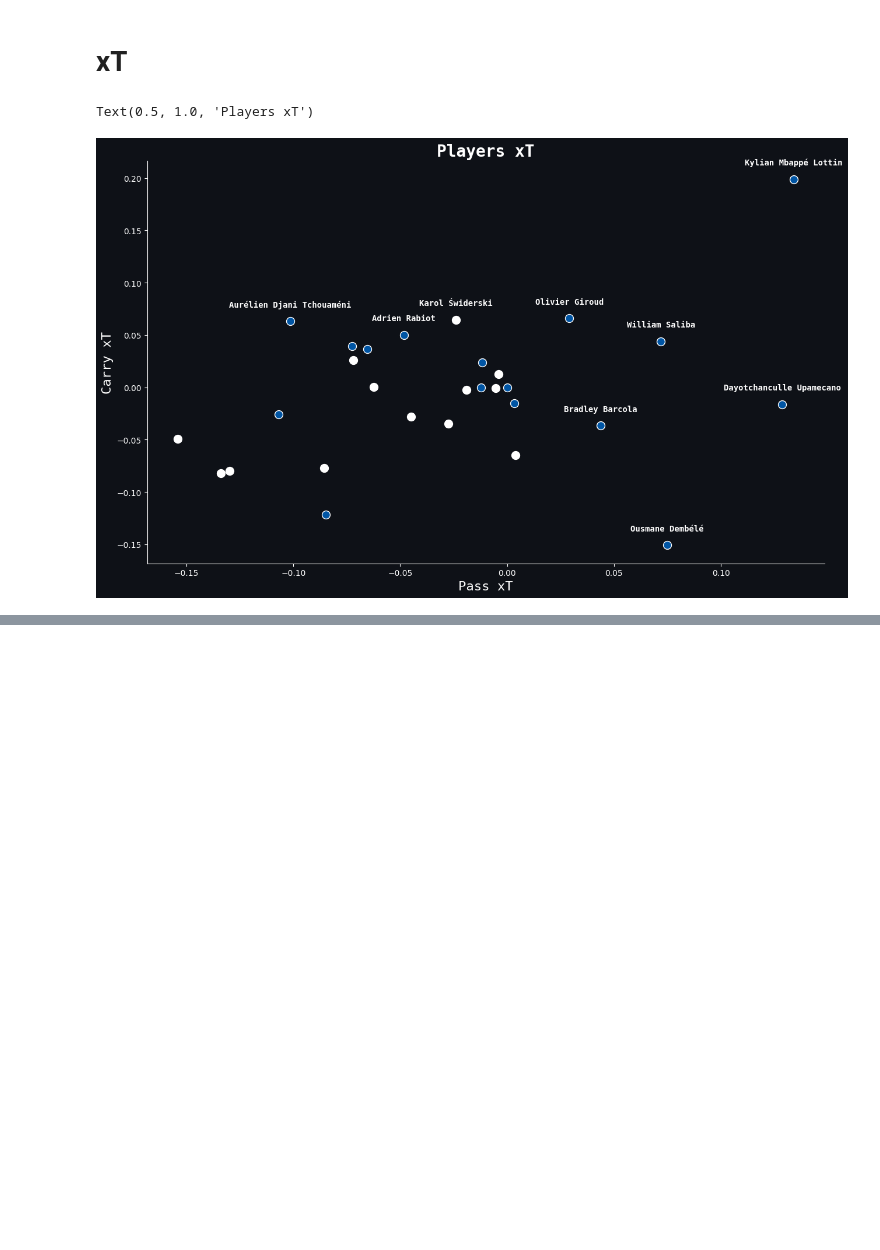
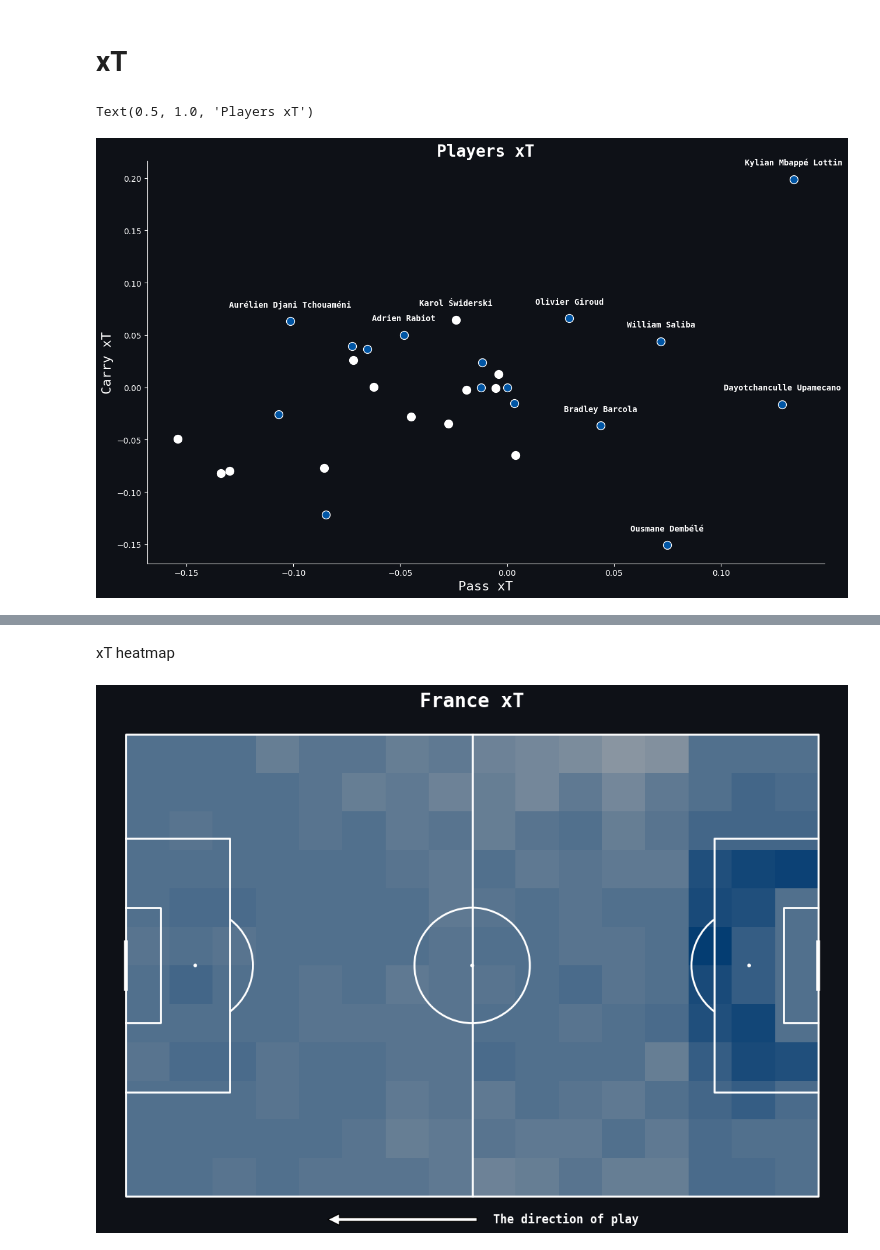
Before and after one commit to AKapich/Euro_Dashboard_Creator, a Jupyter notebook: chart_preparation.ipynb, the cells around one changed output, grey strips where cells are left out. Drawn from its saved outputs; the diff is of its cells as text; code cells hidden in the pictures; blank space fills up the shorter version.

Commit message:
Add xT heatmap

```diff
--- a/chart_preparation.ipynb
+++ b/chart_preparation.ipynb
@@ -144,12 +144,12 @@ def get_players_xT(match_id):
         df['start_x'], df['start_y'] = zip(*df['location'])
         df['end_x'], df['end_y'] = zip(*df[f'{type.lower()}_end_location'])
 
-        df[f'start_{type.lower()}_x_bin'] = pd.cut(df['start_x'], bins=xT_cols, labels=False)
-        df[f'start_{type.lower()}_y_bin'] = pd.cut(df['start_y'], bins=xT_rows, labels=False)
-        df[f'end_{type.lower()}_x_bin'] = pd.cut(df['end_x'], bins=xT_cols, labels=False)
-        df[f'end_{type.lower()}_y_bin'] = pd.cut(df['end_x'], bins=xT_rows, labels=False)
-        df['start_zone_value'] = df[[f'start_{type.lower()}_x_bin', f'start_{type.lower()}_y_bin']].apply(lambda z: xT[z[1]][z[0]], axis=1)
-        df['end_zone_value'] = df[[f'end_{type.lower()}_x_bin', f'end_{type.lower()}_y_bin']].apply(lambda z: xT[z[1]][z[0]], axis=1)
+        df[f'start_x_bin'] = pd.cut(df['start_x'], bins=xT_cols, labels=False)
+        df[f'start_y_bin'] = pd.cut(df['start_y'], bins=xT_rows, labels=False)
+        df[f'end_x_bin'] = pd.cut(df['end_x'], bins=xT_cols, labels=False)
+        df[f'end_y_bin'] = pd.cut(df['end_x'], bins=xT_rows, labels=False)
+        df['start_zone_value'] = df[[f'start_x_bin', f'start_y_bin']].apply(lambda z: xT[z[1]][z[0]], axis=1)
+        df['end_zone_value'] = df[[f'end_x_bin', f'end_y_bin']].apply(lambda z: xT[z[1]][z[0]], axis=1)
         df[f'{type.lower()}_xT'] = df['start_zone_value']-df['end_zone_value']
 
         return df[['player', f'{type.lower()}_xT']]
@@ -231,0 +212,58 @@ xtdf
+# %% [markdown]
+xT heatmap
+# %%
+def xT_heatmap(match_id, team, inverse=False):
+    xT = pd.read_csv("https://raw.githubusercontent.com/AKapich/WorldCup_App/main/app/xT_Grid.csv", header=None)
+    xT = np.array(xT)
+    xT_rows, xT_cols = xT.shape
+    events = sb.events(match_id=match_id)
+
+    def get_xT(type):
+        df = events[events['type']==type]
+        df['start_x'], df['start_y'] = zip(*df['location'])
+        df['end_x'], df['end_y'] = zip(*df[f'{type.lower()}_end_location'])
+
+        df[f'start_x_bin'] = pd.cut(df['start_x'], bins=xT_cols, labels=False)
+        df[f'start_y_bin'] = pd.cut(df['start_y'], bins=xT_rows, labels=False)
+        df[f'end_x_bin'] = pd.cut(df['end_x'], bins=xT_cols, labels=False)
+        df[f'end_y_bin'] = pd.cut(df['end_x'], bins=xT_rows, labels=False)
+        df['start_zone_value'] = df[[f'start_x_bin', f'start_y_bin']].apply(lambda z: xT[z[1]][z[0]], axis=1)
+        df['end_zone_value'] = df[[f'end_x_bin', f'end_y_bin']].apply(lambda z: xT[z[1]][z[0]], axis=1)
+        df['xT'] = df['start_zone_value']-df['end_zone_value']
+
+        return df[['xT', 'start_x', 'start_y', 'end_x', 'end_y', 'type']]
+
+    xtdf = pd.concat([get_xT('Pass'), get_xT('Carry')], axis=0)
+
+    if inverse:
+        xtdf['start_x'] = 120 - xtdf['start_x']
+        xtdf['end_x'] = 120 - xtdf['end_x']
+        xtdf['start_y'] = 80 - xtdf['start_y']
+        xtdf['end_y'] = 80 - xtdf['end_y']
+
+
+    fig, ax= plt.subplots(figsize=(13, 8),constrained_layout=False, tight_layout=True)
+    fig.patch.set_facecolor('#0e1117')
+    ax.set_facecolor('#0e1117')
+
+    pitch = Pitch(pitch_type='statsbomb', pitch_color='#0e1117', line_color='white', line_zorder=2)
+    pitch.draw(ax=ax)
+
+
+    bin_statistic = pitch.bin_statistic(xtdf.start_x, xtdf.start_y, values=xtdf.xT, statistic='sum', bins=(16, 12), normalize=False)
+    pitch.heatmap(bin_statistic, edgecolor='None', ax=ax, alpha=0.65,
+            cmap=LinearSegmentedColormap.from_list('', [lighten_hex_color(country_colors[team], 0.8), country_colors[team]], N=20))
+
+
+    if not inverse:
+        pitch.annotate(text='The direction of play  ', xytext=(45, 84), xy=(85, 84), ha='center', va='center', ax=ax,
+                    arrowprops=dict(facecolor='white'), fontsize=12, color='white', fontweight="bold", family="monospace")
+    else:
+        pitch.annotate(text='  The direction of play', xytext=(75, 84), xy=(35, 84), ha='center', va='center', ax=ax,
+                    arrowprops=dict(facecolor='white'), fontsize=12, color='white', fontweight="bold", family="monospace")
+
+    ax.set_title(f'{team} xT', color='white', fontsize=20, fontweight='bold', fontfamily='Monospace', pad=-5)
+
+xT_heatmap(match_id, 'France')
+# %% [output]
+[figure, added]
```
Also changed, not shown: parts of 4 cells of this notebook, 5 other files.
